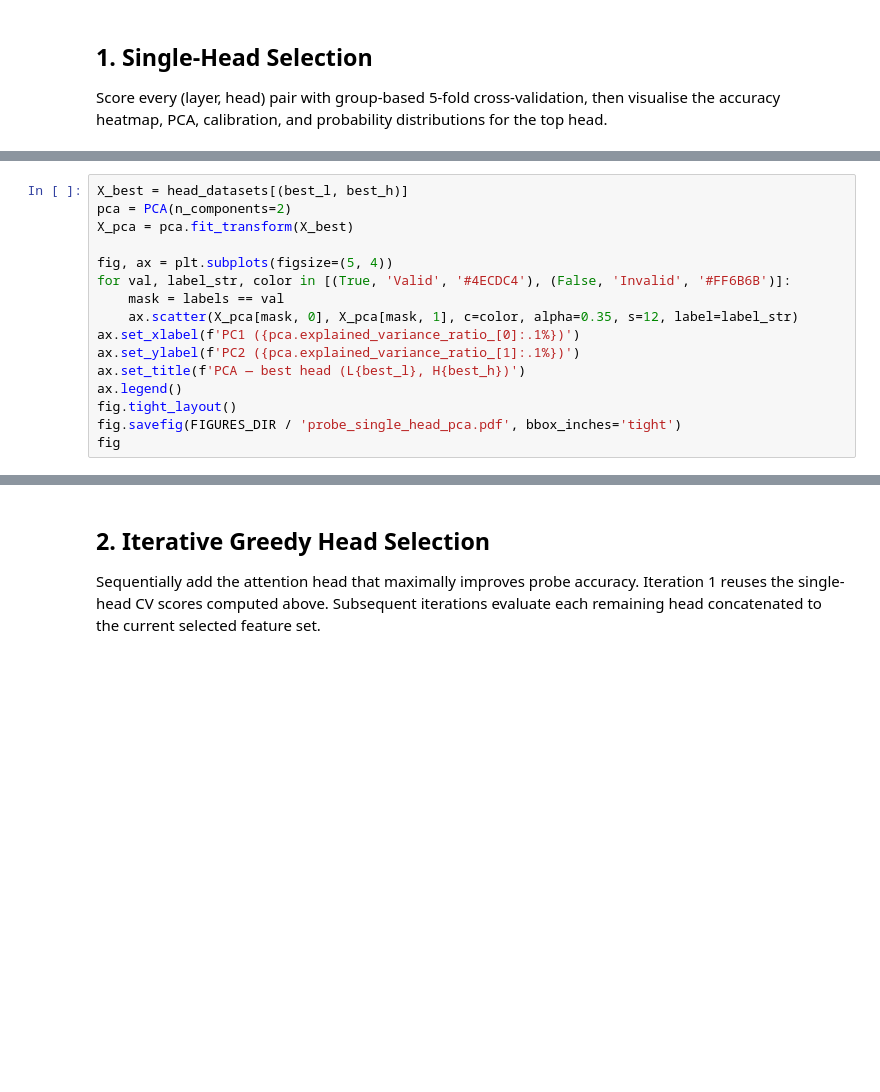
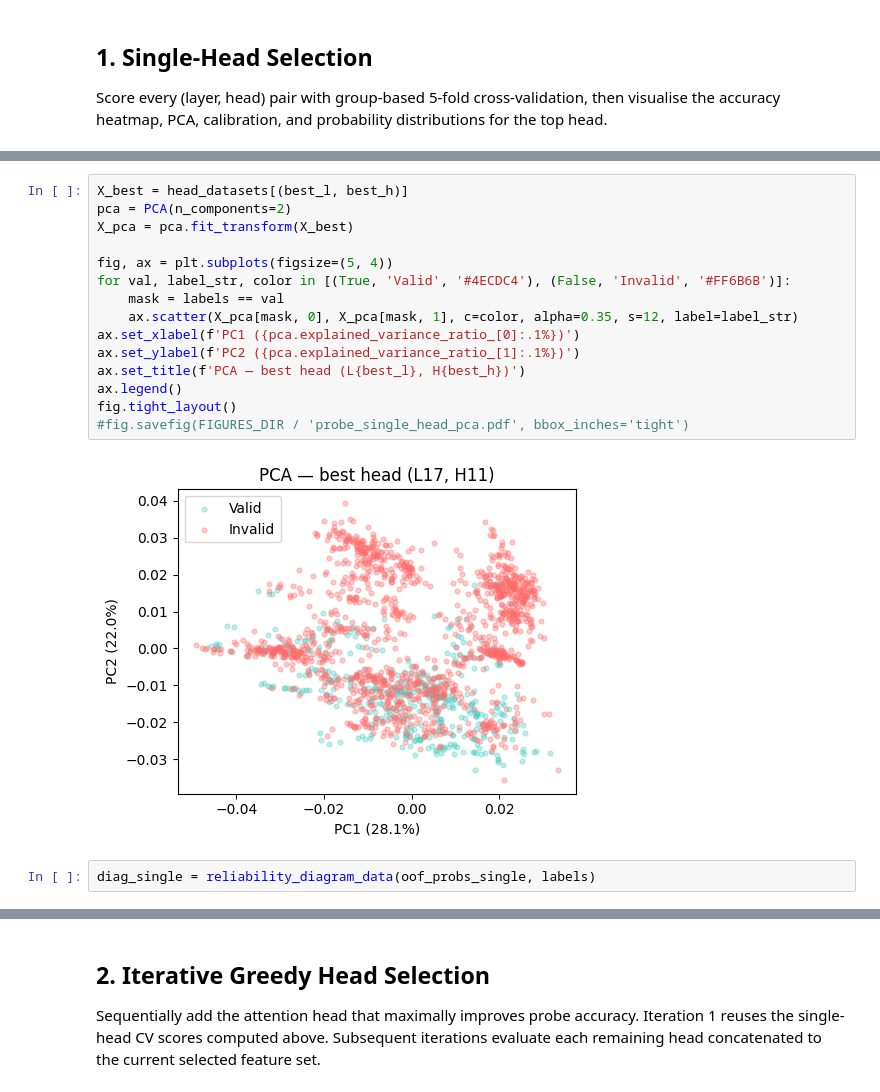
Before and after one commit to kevinqnb/scholarlm, a Jupyter notebook: analysis/probe_analysis.ipynb, the cells around one changed output, grey strips where cells are left out. Drawn from its saved outputs; the diff is of its cells as text; blank space fills up the shorter version.

```diff
--- a/analysis/probe_analysis.ipynb
+++ b/analysis/probe_analysis.ipynb
@@ -214,16 +304,19 @@ fig
 # %%
 X_best = head_datasets[(best_l, best_h)]
 pca = PCA(n_components=2)
 X_pca = pca.fit_transform(X_best)
 
 fig, ax = plt.subplots(figsize=(5, 4))
 for val, label_str, color in [(True, 'Valid', '#4ECDC4'), (False, 'Invalid', '#FF6B6B')]:
     mask = labels == val
     ax.scatter(X_pca[mask, 0], X_pca[mask, 1], c=color, alpha=0.35, s=12, label=label_str)
 ax.set_xlabel(f'PC1 ({pca.explained_variance_ratio_[0]:.1%})')
 ax.set_ylabel(f'PC2 ({pca.explained_variance_ratio_[1]:.1%})')
 ax.set_title(f'PCA — best head (L{best_l}, H{best_h})')
 ax.legend()
 fig.tight_layout()
-fig.savefig(FIGURES_DIR / 'probe_single_head_pca.pdf', bbox_inches='tight')
-fig
+#fig.savefig(FIGURES_DIR / 'probe_single_head_pca.pdf', bbox_inches='tight')
+# %% [output]
+[figure, added]
+# %%
+diag_single = reliability_diagram_data(oof_probs_single, labels)
```
Also changed, not shown: parts of 13 cells of this notebook, 1 other file.
